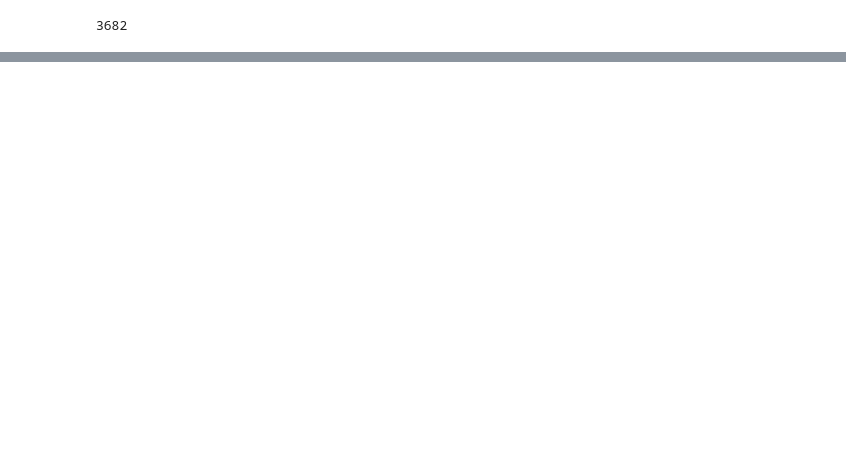
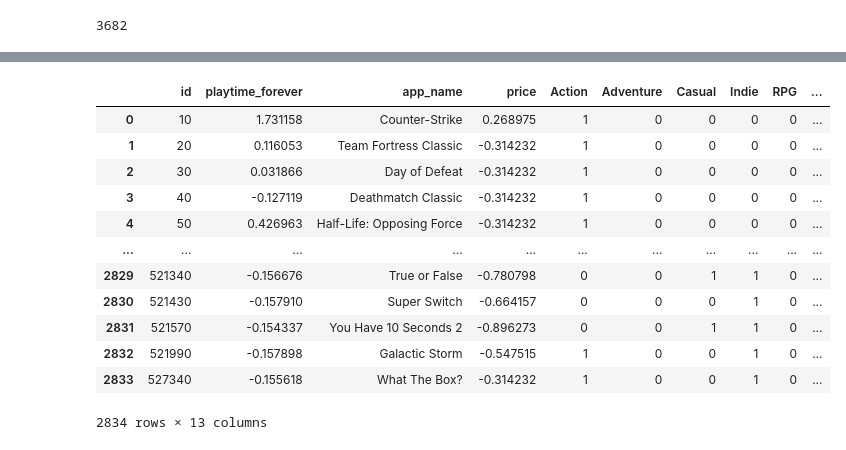
Before and after one commit to chelo1003/Henry_PI1_Steam, a Jupyter notebook: ML/ML_item-item.ipynb, the cells around one changed output, grey strips where cells are left out. Cells and saved outputs as stored; diff of their text form; code cells hidden in the pictures; blank space fills up the shorter version.

```diff
--- a/ML/ML_item-item.ipynb
+++ b/ML/ML_item-item.ipynb
@@ -335,0 +348,3 @@ df_user_reviews
+# %%
+# Sumar agrupando por juego los valores de las columnas de recomendación y de sentimiento
+df_user_reviews = df_user_reviews.groupby('id')[["recommend", "sentiment"]].sum()
@@ -335,0 +368,8 @@ df_user_reviews
+# %%
+# Normalizar los datos de recomendación
+df_user_reviews['recommend'] = scaler.fit_transform(df_user_reviews[['recommend']])
+
+# Normalizar los datos de sentimiento
+df_user_reviews['sentiment'] = scaler.fit_transform(df_user_reviews[['sentiment']])
+
+df_user_reviews
@@ -335,0 +391,3 @@ df_user_reviews
+# %%
+df_user_reviews.reset_index(inplace=True)
+df_user_reviews
@@ -373,0 +452,18 @@ sentiment: Esta variable podría tratarse como categórica ordinal, ya que sus v
+# %%
+# Unir los dos Dataframes restantes por el id de juego, haciendo un inner join, ya que quiero los registros tengan todos los datos
+df_ML = pd.merge(df_semicompleto, df_user_reviews, on='id', how='inner')
+df_ML
+# %% [output]
+|  | id | playtime_forever | app_name | price | Action | Adventure | Casual | Indie | RPG | ... |
+| 0 | 10 | 1.731158 | Counter-Strike | 0.268975 | 1 | 0 | 0 | 0 | 0 | ... |
+| 1 | 20 | 0.116053 | Team Fortress Classic | -0.314232 | 1 | 0 | 0 | 0 | 0 | ... |
+| 2 | 30 | 0.031866 | Day of Defeat | -0.314232 | 1 | 0 | 0 | 0 | 0 | ... |
+| 3 | 40 | -0.127119 | Deathmatch Classic | -0.314232 | 1 | 0 | 0 | 0 | 0 | ... |
+| 4 | 50 | 0.426963 | Half-Life: Opposing Force | -0.314232 | 1 | 0 | 0 | 0 | 0 | ... |
+| ... | ... | ... | ... | ... | ... | ... | ... | ... | ... | ... |
+| 2829 | 521340 | -0.156676 | True or False | -0.780798 | 0 | 0 | 1 | 1 | 0 | ... |
+| 2830 | 521430 | -0.157910 | Super Switch | -0.664157 | 0 | 0 | 0 | 1 | 0 | ... |
+| 2831 | 521570 | -0.154337 | You Have 10 Seconds 2 | -0.896273 | 0 | 0 | 1 | 1 | 0 | ... |
+| 2832 | 521990 | -0.157898 | Galactic Storm | -0.547515 | 1 | 0 | 0 | 1 | 0 | ... |
+| 2833 | 527340 | -0.155618 | What The Box? | -0.314232 | 1 | 0 | 0 | 1 | 0 | ... |
+2834 rows × 13 columns
```
Also changed, not shown: parts of 35 cells of this notebook, 2 other files.
